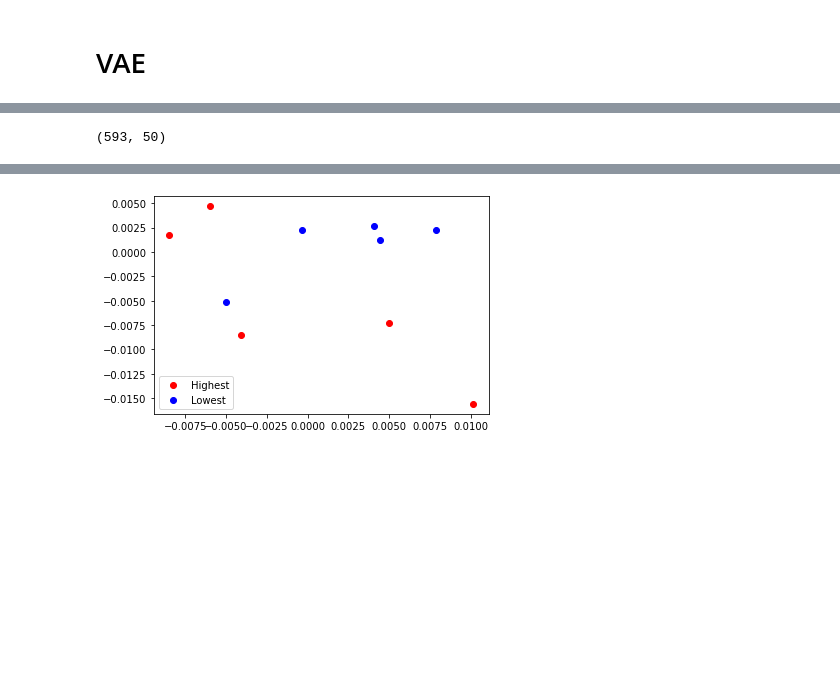
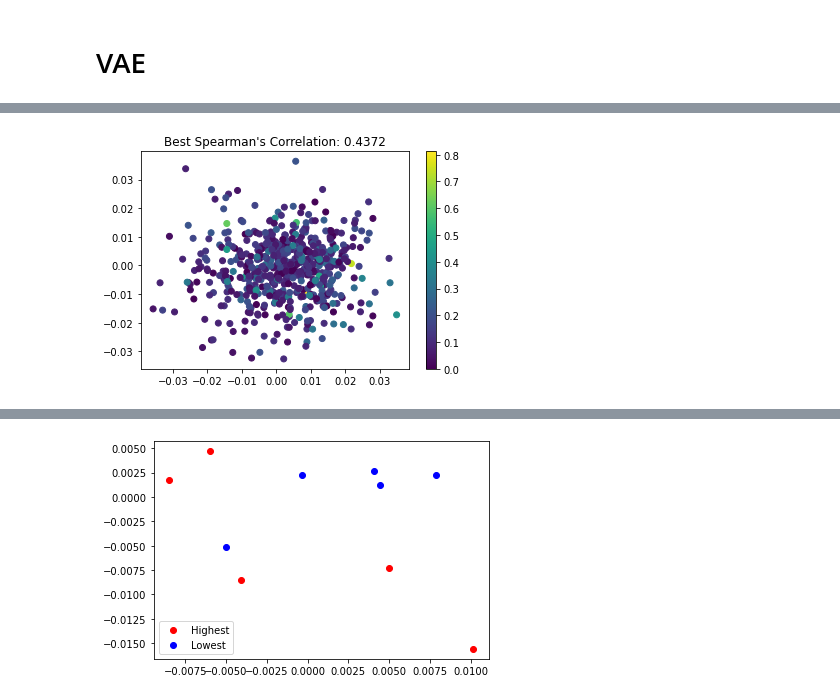
Before and after one commit to oskarboesch/ml-project-2-lol-ml, a Jupyter notebook: src/notebooks/auto_encoder.ipynb, the cells around one changed output, grey strips where cells are left out. Cells and saved outputs as stored; diff of their text form; code cells hidden in the pictures; blank space fills up the shorter version.

```diff
--- a/src/notebooks/auto_encoder.ipynb
+++ b/src/notebooks/auto_encoder.ipynb
@@ -163,21 +174,68 @@ from sklearn.preprocessing import MinMaxScaler
 # Use VAE for feature selection
 device = torch.device("cuda" if torch.cuda.is_available() else "cpu")
 
-# Normalize the data
-scaler = MinMaxScaler()
-X_train_scaled = scaler.fit_transform(X_train)
-
 # Convert to tensor
-X_train_tensor = torch.tensor(X_train_scaled, dtype=torch.float32)
+X_train_tensor = torch.tensor(X_train.values, dtype=torch.float32)
 dataset = TensorDataset(X_train_tensor)
 train_loader = DataLoader(dataset, batch_size=32, shuffle=True)
-X_test_tensor = torch.tensor(scaler.transform(X_test), dtype=torch.float32)
+X_test_tensor = torch.tensor(X_test.values, dtype=torch.float32)
 test_dataset = TensorDataset(X_test_tensor)
 test_loader = DataLoader(test_dataset, batch_size=32, shuffle=False)
 
 input_dim = X_train.shape[1]
 latent_dim = 50
-model = VAE(input_dim=input_dim, latent_dim=latent_dim).to(device)
-optimizer = optim.Adam(model.parameters(), lr=1e-3)
-train(model, train_loader,test_loader, optimizer, epochs=20, device=device)
+num_trials = 20  # Number of times to train the model and select the best one
+best_spearman = -float('inf')
+best_model_state = None
+best_latent_train = None
+best_latent_test = None
+
+for trial in range(num_trials):
+    print(f"Training Trial {trial + 1}/{num_trials}")
+    model = VAE(input_dim=input_dim, latent_dim=latent_dim).to(device)
+    optimizer = optim.Adam(model.parameters(), lr=1e-3)
+    train(model, train_loader, test_loader, optimizer, epochs=20, device=device)
+
+    # Extract latent features from X_train
+    latent_train, _ = model.encode(X_train_tensor)
+    latent_test, _ = model.encode(X_test_tensor)
+    latent_train = latent_train.detach().numpy()
+    latent_test = latent_test.detach().numpy()
+    print(latent_train.shape)
+
+    # Train a linear regression model on the encoded features
+    vae_encoded_model = LinearRegression()
+    vae_encoded_model.fit(latent_train, y_train)
+    y_pred_vae = vae_encoded_model.predict(latent_test)
+
+    # Calculate regression metrics
+    mse_vae = mean_squared_error(y_test, y_pred_vae)
+    r2_vae = r2_score(y_test, y_pred_vae)
+    spearman_vae, p_value_vae = spearmanr(y_test, y_pred_vae)
+
+    # Print the results
+    print("--- VAE Encoded Features ---")
+    print("Mean Squared Error (MSE):", mse_vae)
+    print("R-squared (R²):", r2_vae)
+    print("Spearman's Correlation (ρ):", spearman_vae)
+
+    # Track the best model based on Spearman's correlation
+    if spearman_vae > best_spearman:
+        best_spearman = spearman_vae
+        best_model_state = model.state_dict()  # Save the best model state
+        best_latent_train = latent_train  # Save the best latent train features
+        best_latent_test = latent_test    # Save the best latent test features
+
+# After all trials, load the best model state
+if best_model_state is not None:
+    print(f"Best Spearman's Correlation (ρ) achieved: {best_spearman:.4f}")
+    print("Loading the best model...")
+    best_model = VAE(input_dim=input_dim, latent_dim=latent_dim).to(device)
+    best_model.load_state_dict(best_model_state)
+
+    # Plot only the best latent features
+    plt.scatter(best_latent_train[:, 0], best_latent_train[:, 1], c=y_train['AAC'], cmap='viridis')
+    plt.colorbar()
+    plt.title(f"Best Spearman's Correlation: {best_spearman:.4f}")
+    plt.show()
 # %% [output]
@@ -204,9 +259 @@ Epoch 20/20, Train Loss: 0.0047, Val Loss: 0.0050
+[figure, added]
-# %%
-# Extract latent features from X_train
-latent_train,_ = model.encode(X_train_tensor)
-latent_test,_ = model.encode(X_test_tensor)
-latent_train = latent_train.detach().numpy()
-latent_test = latent_test.detach().numpy()
-print(latent_train.shape)
-# %% [output]
-(593, 50)
```
Also changed, not shown: parts of 23 cells of this notebook, 7 other files.
